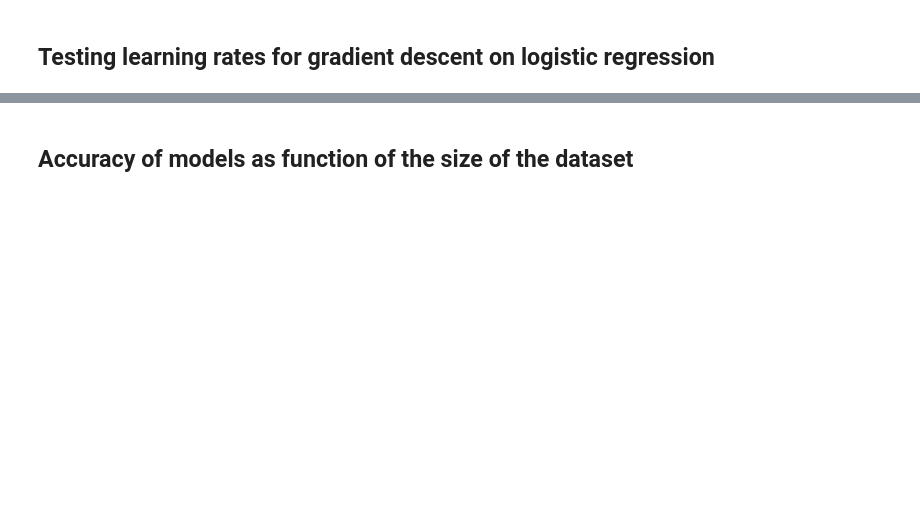
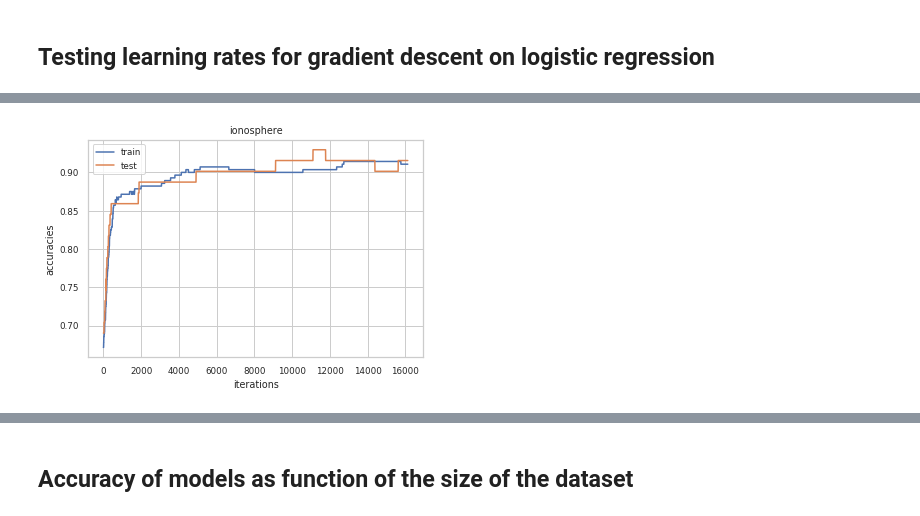
Before and after one commit to hongkuntian/comp551-applied-machine-learning, a Jupyter notebook: project1/miniproject1.ipynb, the cells around one changed output, grey strips where cells are left out. Cells and saved outputs as stored; diff of their text form; code cells hidden in the pictures; blank space fills up the shorter version.

```diff
--- a/project1/miniproject1.ipynb
+++ b/project1/miniproject1.ipynb
@@ -831,0 +842,2 @@ test_rates = [0.1,0.7,0.1,0.9]
+# %%
+selectBestLearningRate([0.02,0.04,0.06,0.08,0.1,0.2,0.4,0.6,0.8], X_iono_train, y_iono_train, kf)
@@ -831,0 +934,4 @@ test_rates = [0.1,0.7,0.1,0.9]
+# %%
+best_lr_rates = [0.02,0.8,0.02,0.02]
+# %%
+test_rates = best_lr_rates
@@ -845,0 +955,4 @@ for i, ((X_train, y_train), (X_test, y_test)) in enumerate(zip(zip(X_trains, y_t
+# %%
+graphAccuraciesOverIterations(X_iono_train, y_iono_train, X_iono_test, y_iono_test, 0)
+# %% [output]
+[figure, added]
```
Also changed, not shown: parts of 34 cells of this notebook.
